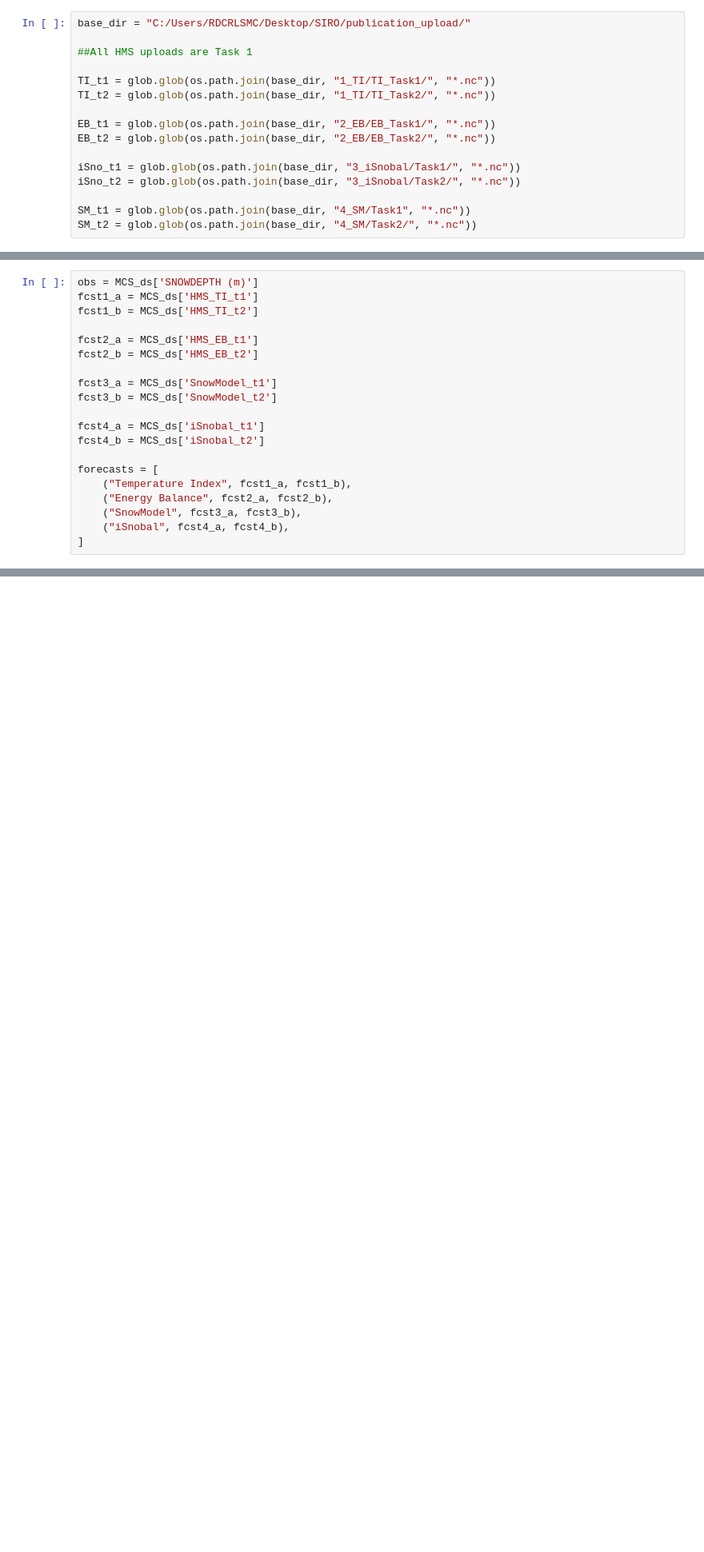
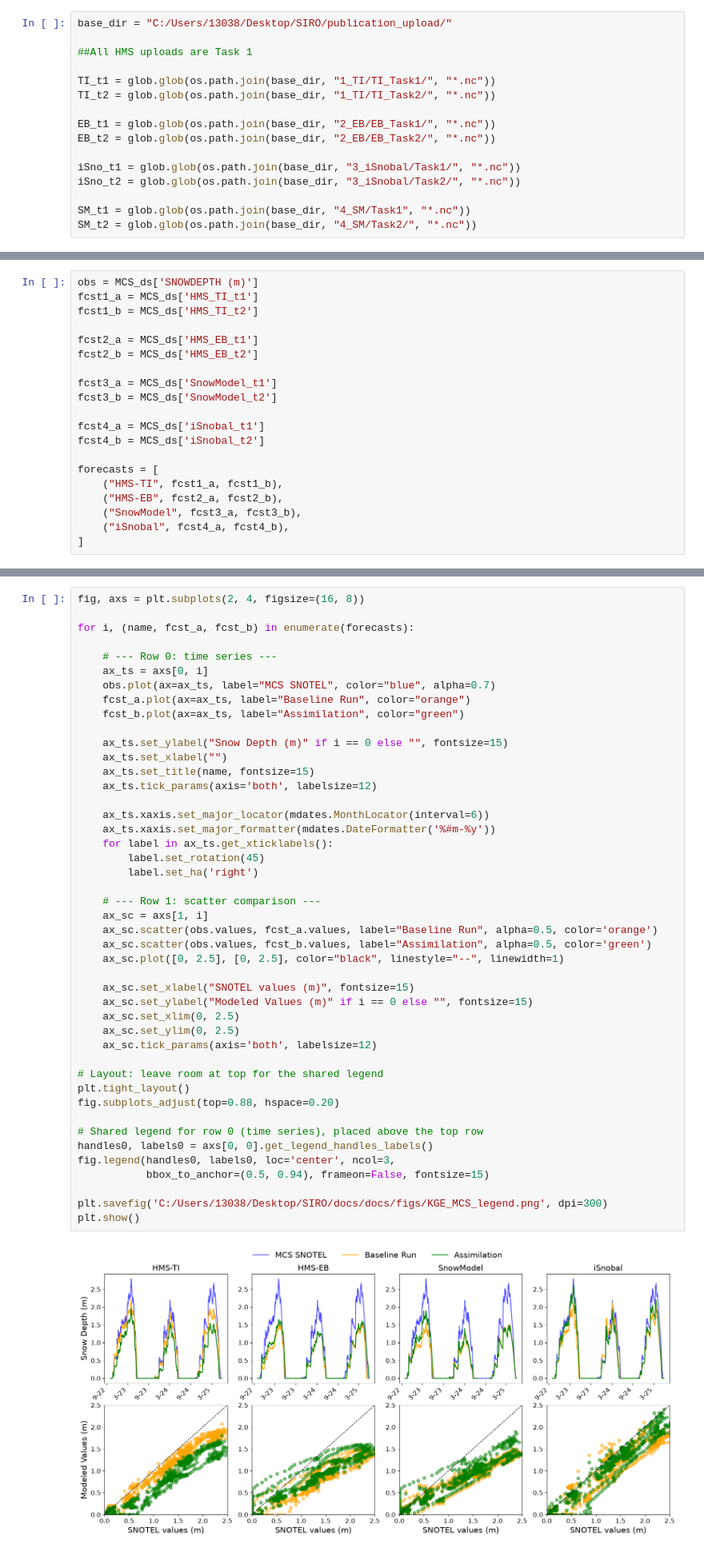
Before and after one commit to naniciafone/SIRO, a Jupyter notebook: analysis_notebooks/KGE_netCDF.ipynb, the cells around one changed output, grey strips where cells are left out. Shown at 80% size. Cells and saved outputs as stored; diff of their text form; blank space fills up the shorter version.

```diff
--- a/analysis_notebooks/KGE_netCDF.ipynb
+++ b/analysis_notebooks/KGE_netCDF.ipynb
@@ -17,7 +17,7 @@ import sys
 sys.path.append('../scripts')
 from model_comparison_functions import x_y_snotel
 # %%
-base_dir = "C:/Users/RDCRLSMC/Desktop/SIRO/publication_upload/"
+base_dir = "C:/Users/13038/Desktop/SIRO/publication_upload/"
 
 ##All HMS uploads are Task 1
 
@@ -191,8 +191,8 @@ fcst4_a = MCS_ds['iSnobal_t1']
 fcst4_b = MCS_ds['iSnobal_t2']
 
 forecasts = [
-    ("Temperature Index", fcst1_a, fcst1_b),
-    ("Energy Balance", fcst2_a, fcst2_b),
+    ("HMS-TI", fcst1_a, fcst1_b),
+    ("HMS-EB", fcst2_a, fcst2_b),
     ("SnowModel", fcst3_a, fcst3_b),
     ("iSnobal", fcst4_a, fcst4_b),
 ]
@@ -396,3 +199,50 @@ plt.show()
+# %%
+fig, axs = plt.subplots(2, 4, figsize=(16, 8))
+
+for i, (name, fcst_a, fcst_b) in enumerate(forecasts):
+
+    # --- Row 0: time series ---
+    ax_ts = axs[0, i]
+    obs.plot(ax=ax_ts, label="MCS SNOTEL", color="blue", alpha=0.7)
+    fcst_a.plot(ax=ax_ts, label="Baseline Run", color="orange")
+    fcst_b.plot(ax=ax_ts, label="Assimilation", color="green")
+
+    ax_ts.set_ylabel("Snow Depth (m)" if i == 0 else "", fontsize=15)
+    ax_ts.set_xlabel("")
+    ax_ts.set_title(name, fontsize=15)
+    ax_ts.tick_params(axis='both', labelsize=12)
+
+    ax_ts.xaxis.set_major_locator(mdates.MonthLocator(interval=6))
+    ax_ts.xaxis.set_major_formatter(mdates.DateFormatter('%#m-%y'))
+    for label in ax_ts.get_xticklabels():
+        label.set_rotation(45)
+        label.set_ha('right')
+
+    # --- Row 1: scatter comparison ---
+    ax_sc = axs[1, i]
+    ax_sc.scatter(obs.values, fcst_a.values, label="Baseline Run", alpha=0.5, color='orange')
+    ax_sc.scatter(obs.values, fcst_b.values, label="Assimilation", alpha=0.5, color='green')
+    ax_sc.plot([0, 2.5], [0, 2.5], color="black", linestyle="--", linewidth=1)
+
+    ax_sc.set_xlabel("SNOTEL values (m)", fontsize=15)
+    ax_sc.set_ylabel("Modeled Values (m)" if i == 0 else "", fontsize=15)
+    ax_sc.set_xlim(0, 2.5)
+    ax_sc.set_ylim(0, 2.5)
+    ax_sc.tick_params(axis='both', labelsize=12)
+
+# Layout: leave room at top for the shared legend
+plt.tight_layout()
+fig.subplots_adjust(top=0.88, hspace=0.20)
+
+# Shared legend for row 0 (time series), placed above the top row
+handles0, labels0 = axs[0, 0].get_legend_handles_labels()
+fig.legend(handles0, labels0, loc='center', ncol=3,
+           bbox_to_anchor=(0.5, 0.94), frameon=False, fontsize=15)
+
+plt.savefig('C:/Users/13038/Desktop/SIRO/docs/docs/figs/KGE_MCS_legend.png', dpi=300)
+plt.show()
+# %% [output]
+[figure, added]
 # %%
 rows_list = []
 
```
Also changed, not shown: parts of 7 cells of this notebook, 8 other files.
